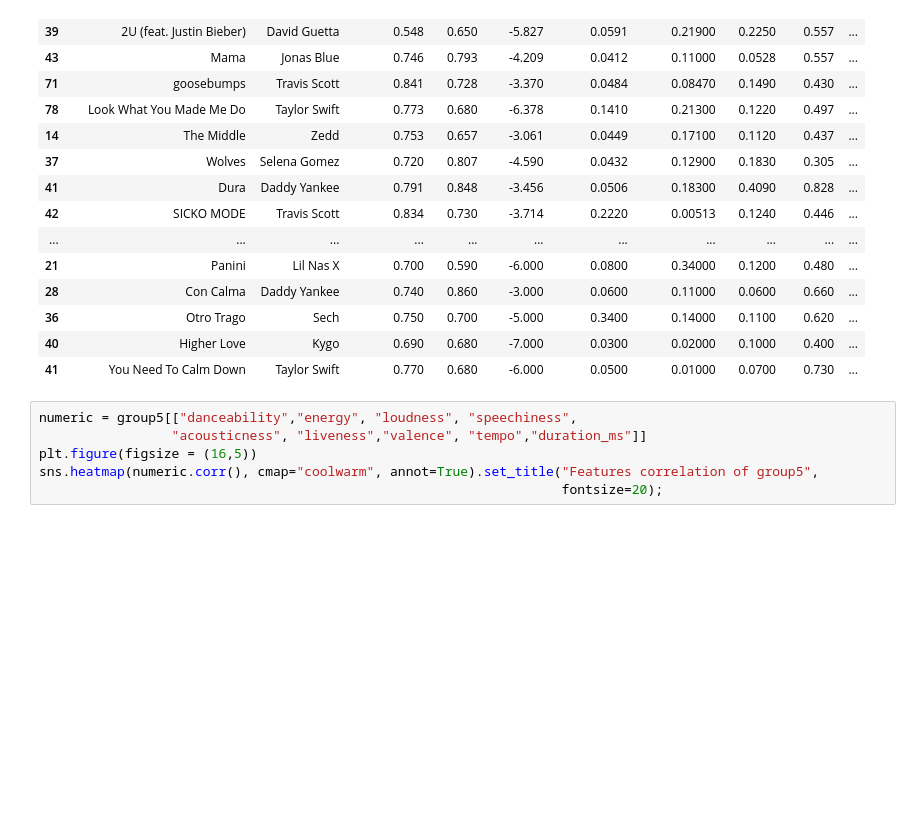
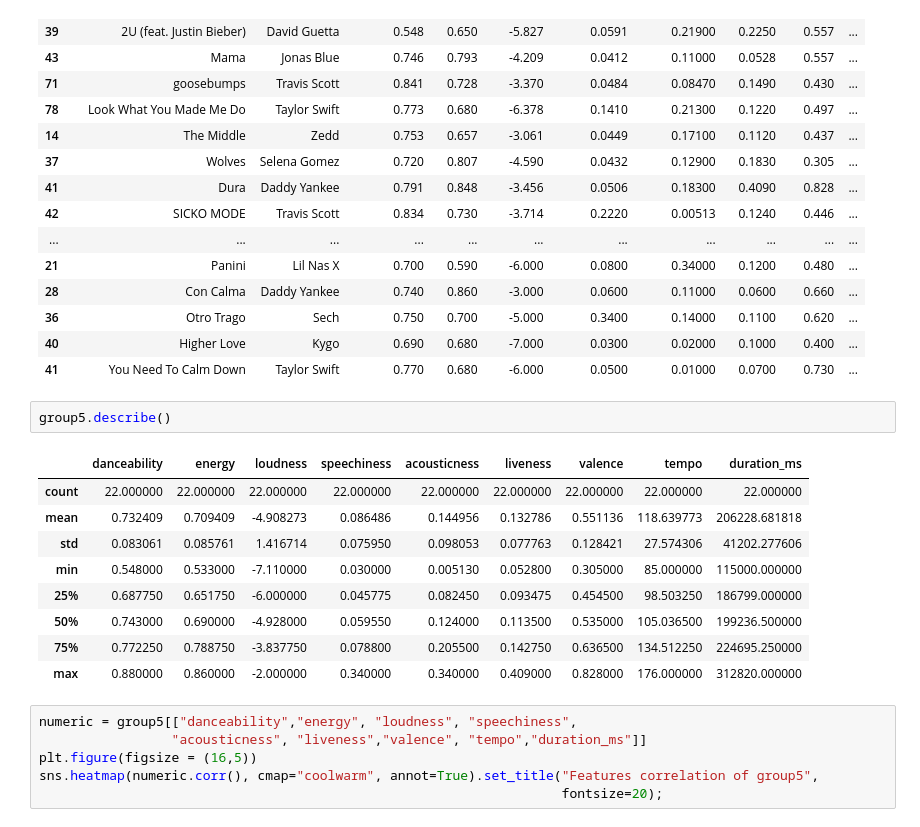
Before and after one commit to fneitzel/DataAnalysisOnMusicPreferences, a Jupyter notebook: exploration/Analysis_of_top_songs_artists.ipynb, the cells around one changed output. Drawn from its saved outputs; the diff is of its cells as text; blank space fills up the shorter version.

```diff
--- a/exploration/Analysis_of_top_songs_artists.ipynb
+++ b/exploration/Analysis_of_top_songs_artists.ipynb
@@ -1014,6 +1038,18 @@ group5
 | 36 | Otro Trago | Sech | 0.750 | 0.700 | -5.000 | 0.3400 | 0.14000 | 0.1100 | 0.620 | ... |
 | 40 | Higher Love | Kygo | 0.690 | 0.680 | -7.000 | 0.0300 | 0.02000 | 0.1000 | 0.400 | ... |
 | 41 | You Need To Calm Down | Taylor Swift | 0.770 | 0.680 | -6.000 | 0.0500 | 0.01000 | 0.0700 | 0.730 | ... |
+# %%
+group5.describe()
+# %% [output]
+|  | danceability | energy | loudness | speechiness | acousticness | liveness | valence | tempo | duration_ms |
+| count | 22.000000 | 22.000000 | 22.000000 | 22.000000 | 22.000000 | 22.000000 | 22.000000 | 22.000000 | 22.000000 |
+| mean | 0.732409 | 0.709409 | -4.908273 | 0.086486 | 0.144956 | 0.132786 | 0.551136 | 118.639773 | 206228.681818 |
+| std | 0.083061 | 0.085761 | 1.416714 | 0.075950 | 0.098053 | 0.077763 | 0.128421 | 27.574306 | 41202.277606 |
+| min | 0.548000 | 0.533000 | -7.110000 | 0.030000 | 0.005130 | 0.052800 | 0.305000 | 85.000000 | 115000.000000 |
+| 25% | 0.687750 | 0.651750 | -6.000000 | 0.045775 | 0.082450 | 0.093475 | 0.454500 | 98.503250 | 186799.000000 |
+| 50% | 0.743000 | 0.690000 | -4.928000 | 0.059550 | 0.124000 | 0.113500 | 0.535000 | 105.036500 | 199236.500000 |
+| 75% | 0.772250 | 0.788750 | -3.837750 | 0.078800 | 0.205500 | 0.142750 | 0.636500 | 134.512250 | 224695.250000 |
+| max | 0.880000 | 0.860000 | -2.000000 | 0.340000 | 0.340000 | 0.409000 | 0.828000 | 176.000000 | 312820.000000 |
 # %%
 numeric = group5[["danceability","energy", "loudness", "speechiness",
                  "acousticness", "liveness","valence", "tempo","duration_ms"]]
```
Also changed, not shown: parts of 5 cells of this notebook.
